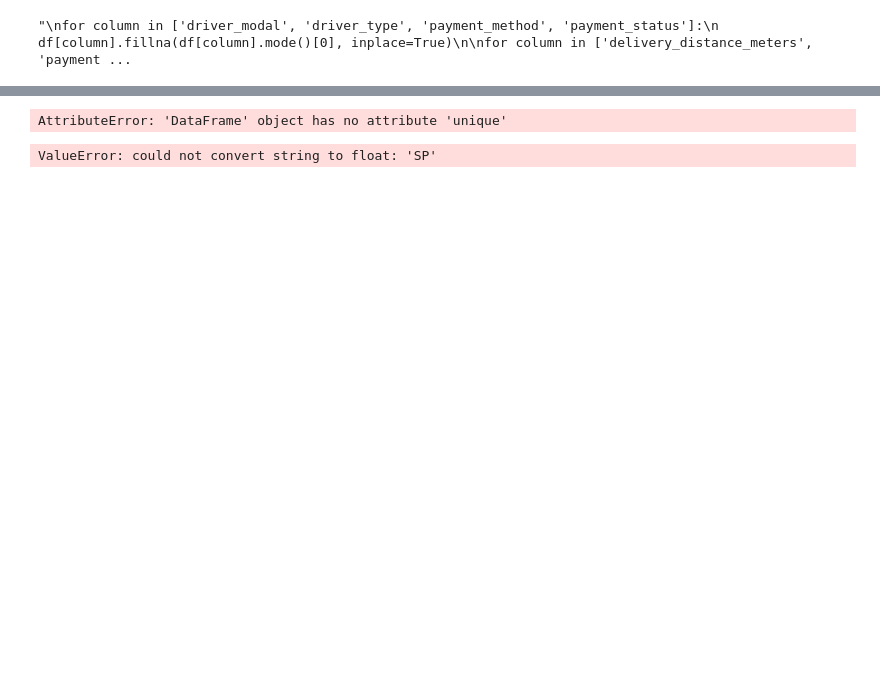
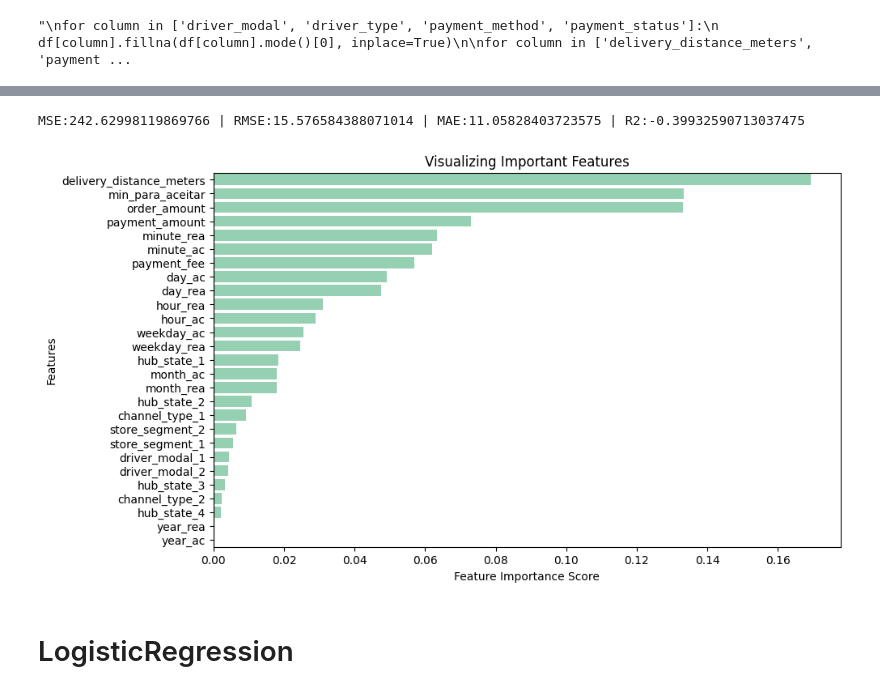
Before and after one commit to gustavoloioladossantos/PJ_TREINAMENTO_3, a Jupyter notebook: Loiola/3_modelagem.ipynb, the cells around one changed output, grey strips where cells are left out. Saved outputs shown, nothing was run; the diff lists cells and outputs as text; code cells hidden in the pictures; blank space fills up the shorter version.

```diff
--- a/Loiola/3_modelagem.ipynb
+++ b/Loiola/3_modelagem.ipynb
@@ -204 +264,9 @@ for column in columns_to_fill:
+# %%
+# Tratando as variáveis categóricas
+
+encoder = ce.OneHotEncoder(cols=input_cols_categoric, handle_unknown='ignore')
+
+X_train = encoder.fit_transform(X_train)
+
+X_test = encoder.transform(X_test)
 # %% [markdown]
@@ -213,24 +273,0 @@ target = 'order_metric_cycle_time'
-# %%
-# Dividindo os dados antes de qualquer pré-processamento
-X = df[features]  # Features
-y = df[target]  # Labels
-
-# Divide em treino e teste
-X_train, X_test, y_train, y_test = train_test_split(
-    X, y, test_size=0.3, random_state=999
-)
-# %%
-# Tratando as variáveis categóricas
-
-encoder = ce.OneHotEncoder(cols=input_cols_categoric)
-
-X_train = encoder.fit_transform(X_train)
-
-X_test = encoder.transform(X_test)
-# %% [output]
-AttributeError: 'DataFrame' object has no attribute 'unique'
-# %%
-clf_RF = RandomForestRegressor()  # instanciar (= inicializar, criar o objeto)
-clf_RF.fit(X_train, y_train)  # treina o modelo
-# %% [output]
-ValueError: could not convert string to float: 'SP'
@@ -241,0 +274,34 @@ y_pred
+# %%
+dt = DecisionTreeRegressor()
+dt.fit(X_train,y_train)
+
+y_pred1 = dt.predict(X_test)
+# %%
+mse = mean_squared_error(y_test, y_pred1)
+rmse = np.sqrt(mse)
+mae = mean_absolute_error(y_test,y_pred1)
+r2 = r2_score(y_test, y_pred1)
+print(f'MSE:{mse} | RMSE:{rmse} | MAE:{mae} | R2:{r2}')
+# %% [output]
+MSE:242.62998119869766 | RMSE:15.576584388071014 | MAE:11.05828403723575 | R2:-0.39932590713037475
+# %%
+# FEATURE IMPORTANCE
+feature_imp = pd.Series(dt.feature_importances_, index=X_train.columns).sort_values(
+    ascending=False
+)
+
+# Escolhendo paleta
+sns.set_palette("mako_r")
+
+# Creating a bar plot
+_ = plt.figure(figsize=(10, 6))
+_ = sns.barplot(x=feature_imp, y=feature_imp.index)
+
+# Add labels to your graph
+_ = plt.xlabel("Feature Importance Score")
+_ = plt.ylabel("Features")
+_ = plt.title("Visualizing Important Features")
+# %% [output]
+[figure, added]
+# %% [markdown]
+# LogisticRegression
```
Also changed, not shown: parts of 33 cells of this notebook, 1 other file.
